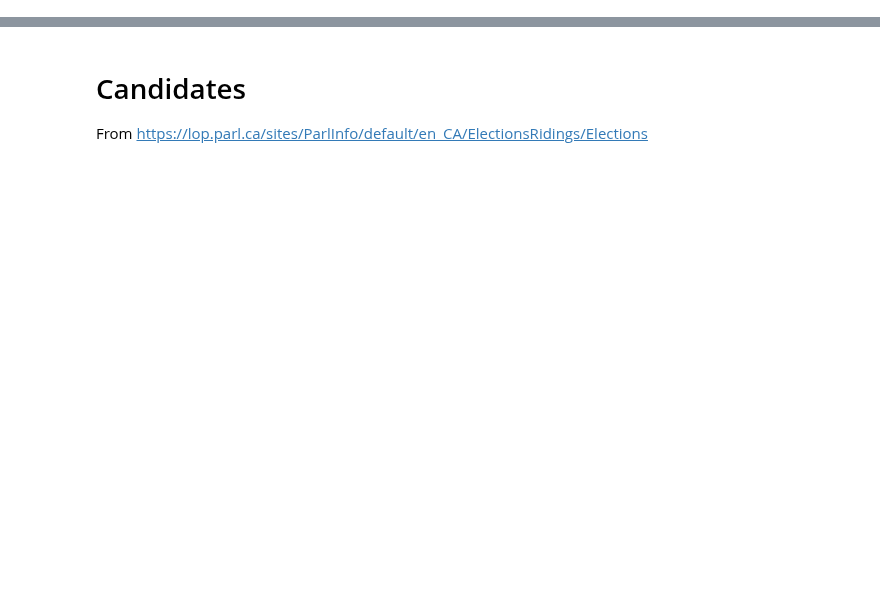
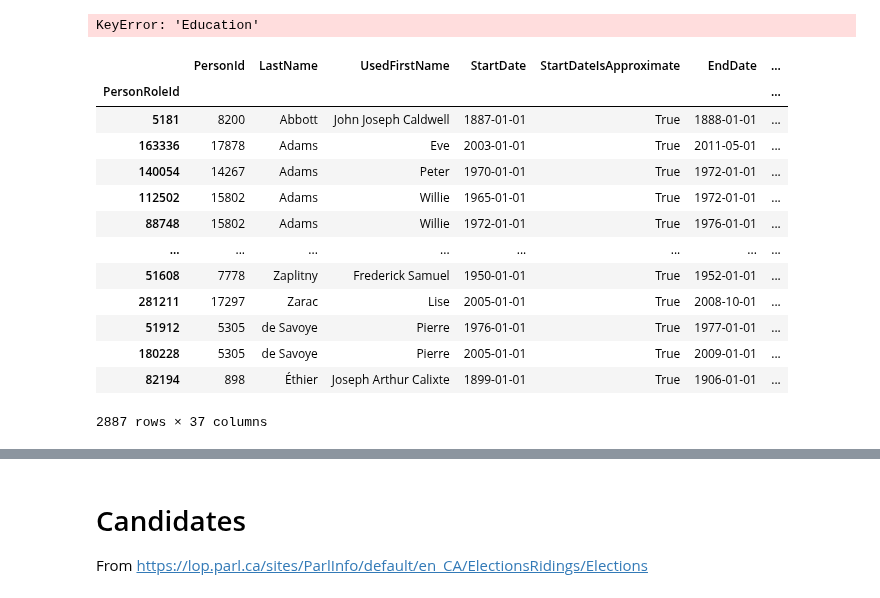
Before and after one commit to nedgar/parleh, a Jupyter notebook: notebooks/Parliamentary data.ipynb, the cells around one changed output, grey strips where cells are left out. Saved outputs shown, nothing was run; the diff lists cells and outputs as text; code cells hidden in the pictures; blank space fills up the shorter version.

```diff
--- a/notebooks/Parliamentary data.ipynb
+++ b/notebooks/Parliamentary data.ipynb
@@ -291,0 +506,24 @@ df.to_csv(path, index=False, encoding='utf8')
+# %%
+df = extract_roles('Education')
+path = os.path.join(people_dir, 'education.csv')
+df.to_csv(path, encoding='utf8')
+df.count()
+# %% [output]
+KeyError: 'Education'
+# %%
+df
+# %% [output]
+|  | PersonId | LastName | UsedFirstName | StartDate | StartDateIsApproximate | EndDate | ... |
+| PersonRoleId |  |  |  |  |  |  | ... |
+| 5181 | 8200 | Abbott | John Joseph Caldwell | 1887-01-01 | True | 1888-01-01 | ... |
+| 163336 | 17878 | Adams | Eve | 2003-01-01 | True | 2011-05-01 | ... |
+| 140054 | 14267 | Adams | Peter | 1970-01-01 | True | 1972-01-01 | ... |
+| 112502 | 15802 | Adams | Willie | 1965-01-01 | True | 1972-01-01 | ... |
+| 88748 | 15802 | Adams | Willie | 1972-01-01 | True | 1976-01-01 | ... |
+| ... | ... | ... | ... | ... | ... | ... | ... |
+| 51608 | 7778 | Zaplitny | Frederick Samuel | 1950-01-01 | True | 1952-01-01 | ... |
+| 281211 | 17297 | Zarac | Lise | 2005-01-01 | True | 2008-10-01 | ... |
+| 51912 | 5305 | de Savoye | Pierre | 1976-01-01 | True | 1977-01-01 | ... |
+| 180228 | 5305 | de Savoye | Pierre | 2005-01-01 | True | 2009-01-01 | ... |
+| 82194 | 898 | Éthier | Joseph Arthur Calixte | 1899-01-01 | True | 1906-01-01 | ... |
+2887 rows × 37 columns
```
Also changed, not shown: parts of 38 cells of this notebook, 17 other files.
